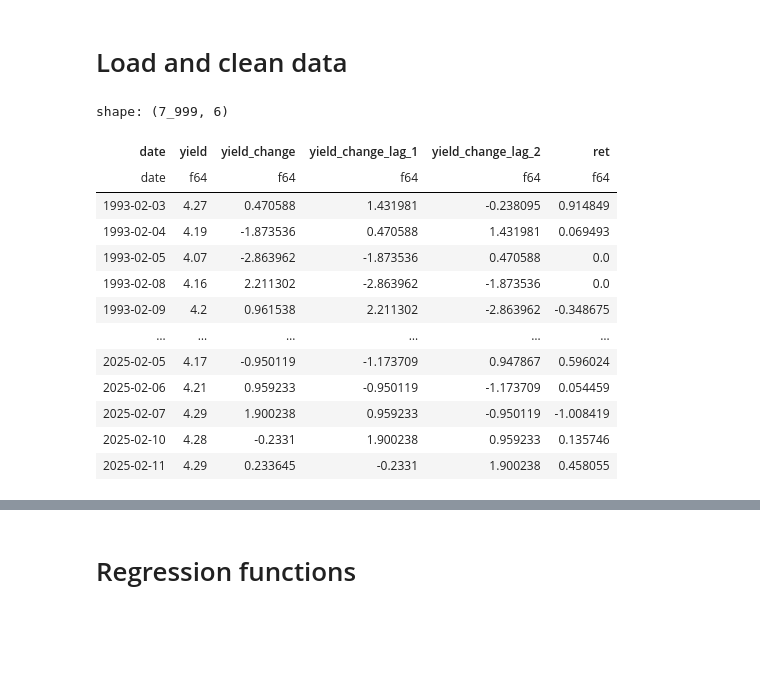
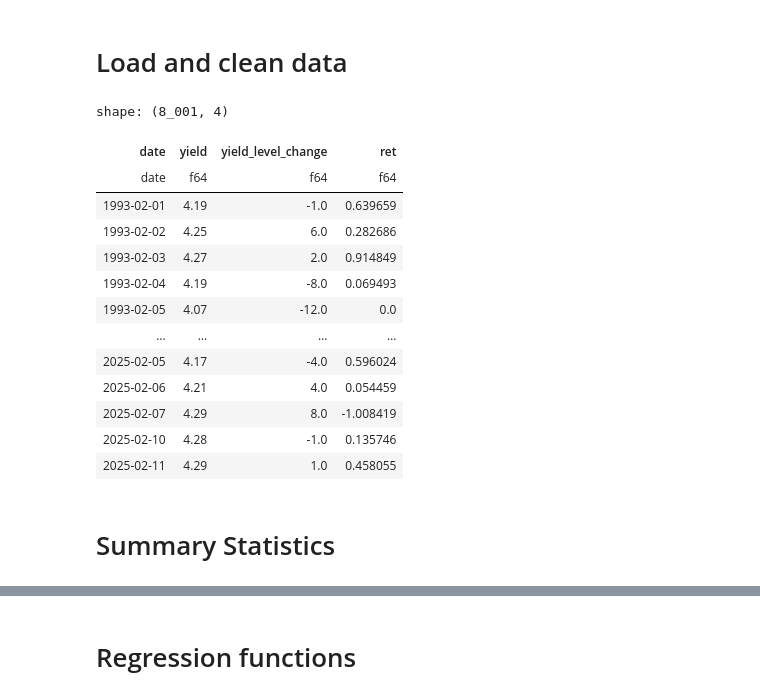
Before and after one commit to andrewhall1124/macro-finance-project, a Jupyter notebook: main.ipynb, the cells around one changed output, grey strips where cells are left out. Cells and saved outputs as stored; diff of their text form; code cells hidden in the pictures; blank space fills up the shorter version.

```diff
--- a/main.ipynb
+++ b/main.ipynb
@@ -16,50 +16,46 @@ equities = pl.read_parquet('data/equities.parquet')
 # %%
 # Merge
 df = two_year.join(equities, on=['date'], how='inner')
 
 # Filter
 df = (
     df.filter(
         pl.col('date').is_between(date(1993, 1, 29), date.today())
     )
     .sort('date')
 )
 
-# Yield change
+# Yield level change
 df = df.with_columns(
-    (pl.col('yield').pct_change() * 100).alias('yield_change')
+    pl.col('yield').diff().mul(100).alias('yield_level_change')
 )
-
-# Lag yield change
-for i in range(1, 3):
-    df = df.with_columns(
-        pl.col('yield_change').shift(i).alias(f'yield_change_lag_{i}')
-    )
 
 # ETF Return
 df = df.with_columns(
-    ((pl.col('close') / pl.col('open') - 1) * 100).over('ticker').alias('ret')
+    pl.col('close').truediv(pl.col('open')).sub(1).mul(100).over('ticker').alias('ret')
 )
 
 # Drop columns
 df = df.drop(['ticker', 'open', 'close'])
 
 # Drop nulls
 df = df.drop_nulls()
 
 df
 # %% [output]
-shape: (7_999, 6)
+shape: (8_001, 4)
-| date | yield | yield_change | yield_change_lag_1 | yield_change_lag_2 | ret |
-| date | f64 | f64 | f64 | f64 | f64 |
-| 1993-02-03 | 4.27 | 0.470588 | 1.431981 | -0.238095 | 0.914849 |
-| 1993-02-04 | 4.19 | -1.873536 | 0.470588 | 1.431981 | 0.069493 |
-| 1993-02-05 | 4.07 | -2.863962 | -1.873536 | 0.470588 | 0.0 |
-| 1993-02-08 | 4.16 | 2.211302 | -2.863962 | -1.873536 | 0.0 |
-| 1993-02-09 | 4.2 | 0.961538 | 2.211302 | -2.863962 | -0.348675 |
-| … | … | … | … | … | … |
-| 2025-02-05 | 4.17 | -0.950119 | -1.173709 | 0.947867 | 0.596024 |
-| 2025-02-06 | 4.21 | 0.959233 | -0.950119 | -1.173709 | 0.054459 |
-| 2025-02-07 | 4.29 | 1.900238 | 0.959233 | -0.950119 | -1.008419 |
-| 2025-02-10 | 4.28 | -0.2331 | 1.900238 | 0.959233 | 0.135746 |
-| 2025-02-11 | 4.29 | 0.233645 | -0.2331 | 1.900238 | 0.458055 |
+| date | yield | yield_level_change | ret |
+| date | f64 | f64 | f64 |
+| 1993-02-01 | 4.19 | -1.0 | 0.639659 |
+| 1993-02-02 | 4.25 | 6.0 | 0.282686 |
+| 1993-02-03 | 4.27 | 2.0 | 0.914849 |
+| 1993-02-04 | 4.19 | -8.0 | 0.069493 |
+| 1993-02-05 | 4.07 | -12.0 | 0.0 |
+| … | … | … | … |
+| 2025-02-05 | 4.17 | -4.0 | 0.596024 |
+| 2025-02-06 | 4.21 | 4.0 | 0.054459 |
+| 2025-02-07 | 4.29 | 8.0 | -1.008419 |
+| 2025-02-10 | 4.28 | -1.0 | 0.135746 |
+| 2025-02-11 | 4.29 | 1.0 | 0.458055 |
+# %% [markdown]
+# Summary Statistics
```
Also changed, not shown: parts of 24 cells of this notebook.
